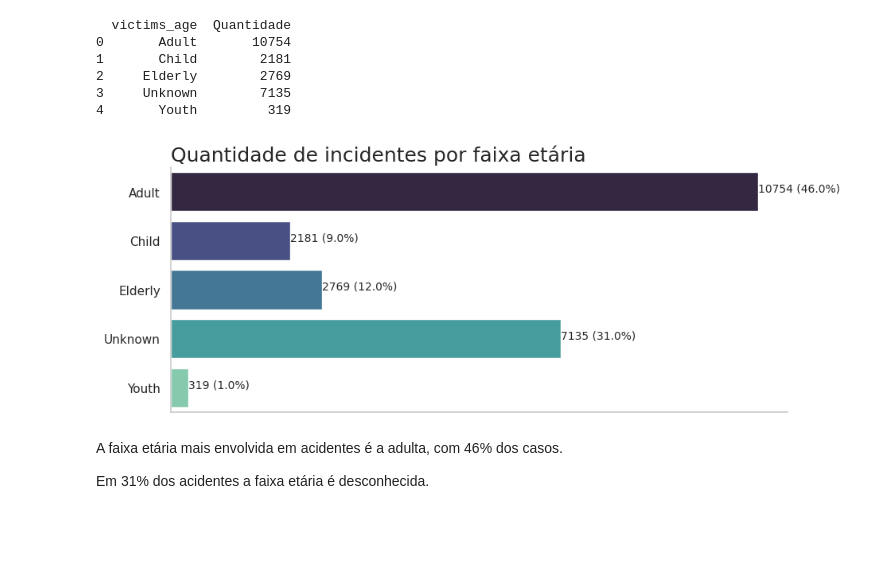
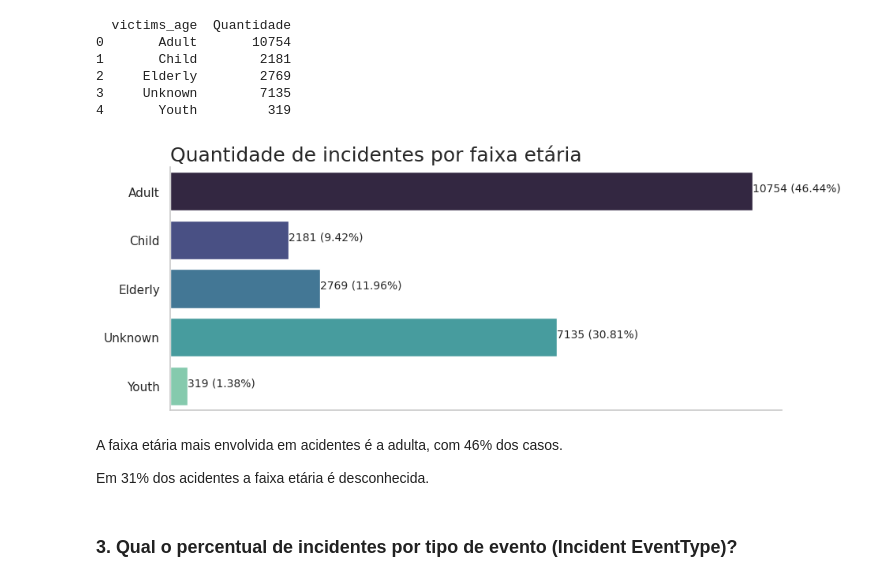
Before and after one commit to andre-almd/Risk-Analysis-in-Public-Transport, a Jupyter notebook: public_transport_analysis.ipynb, the cells around one changed output. Drawn from its saved outputs; the diff is of its cells as text; code cells hidden in the pictures; blank space fills up the shorter version.

```diff
--- a/public_transport_analysis.ipynb
+++ b/public_transport_analysis.ipynb
@@ -165,7 +165,7 @@ total = incidents_by_gender['Quantidade'].sum()
 for i in range(incidents_by_gender.shape[0]):
     value = incidents_by_gender['Quantidade'][i]
     percent = value / total
-    ax.text(i, value, f'{round(value, 2)} ({round(percent, 2)*100}%)',
+    ax.text(i, value, f'{value} ({percent*100:.2f}%)',
            fontsize=10, ha='center')
 
 plt.show()
@@ -195,35 +195,37 @@ print(incidents_by_age)
 # %%
 fig, ax = plt.subplots(figsize=(10,4))
 
 ax = sns.barplot(data=incidents_by_age,
                  y='victims_age',
                  x='Quantidade',
                  palette='mako',
                  hue='victims_age',
                  orient='h')
 
 ax.set_title('Quantidade de incidentes por faixa etária', loc='left', fontsize=18)
 ax.set_xlabel('Quantidade').set_visible(False)
 ax.set_ylabel('Faixa etária').set_visible(False)
 ax.spines['right'].set_visible(False)
 ax.spines['top'].set_visible(False)
 ax.spines['left'].set_visible(True)
 ax.spines['bottom'].set_visible(True)
 ax.tick_params(labelleft = True)
 ax.tick_params(labelbottom = False)
 ax.grid(False)
 
 total = incidents_by_age['Quantidade'].sum()
 
 for i in range(incidents_by_age.shape[0]):
     value = incidents_by_age['Quantidade'][i]
     percent = value / total
-    ax.text(value, i, f'{round(value, 2)} ({round(percent, 2)*100}%)', fontsize=10)
+    ax.text(value, i, f'{value} ({percent*100:.2f}%)', fontsize=10)
 
 plt.show()
 # %% [output]
-[figure, old version]
+[figure, new version]
 # %% [markdown]
 A faixa etária mais envolvida em acidentes é a adulta, com 46% dos casos.
 
 Em 31% dos acidentes a faixa etária é desconhecida.
+# %% [markdown]
+### 3. **Qual o percentual de incidentes por tipo de evento (Incident EventType)?**
```
Also changed, not shown: parts of 7 cells of this notebook.
